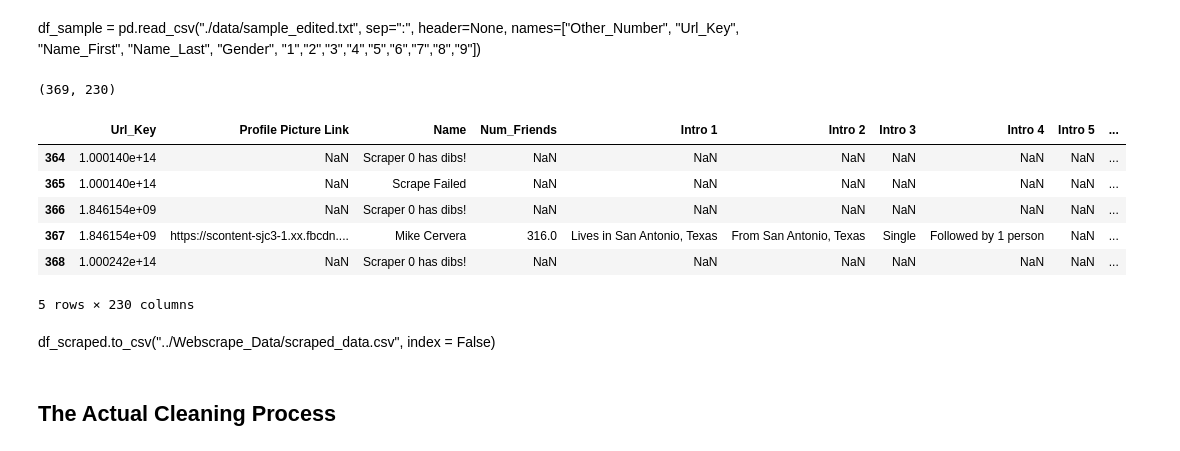
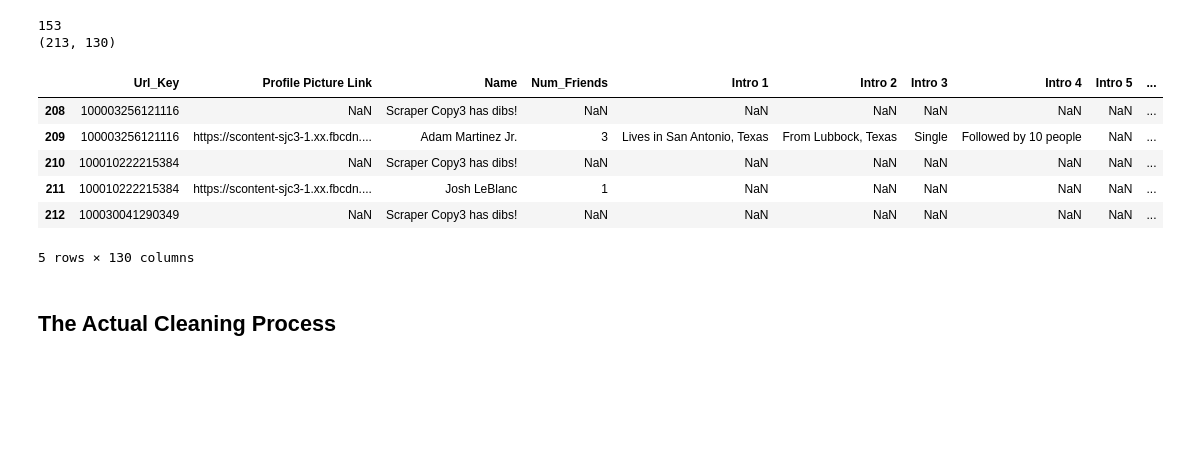
Before and after one commit to TerraJRiley/Webscraping_Test, a Jupyter notebook: Data_Cleaning.ipynb, the cells around one changed output. Saved outputs shown, nothing was run; the diff lists cells and outputs as text; code cells hidden in the pictures; blank space fills up the shorter version.

Commit message:
Calling it for now
Something broke and might have lost some data, so I'm going to cut the relatively small amount of losses and save what was most recently cleaned.

```diff
--- a/Data_Cleaning.ipynb
+++ b/Data_Cleaning.ipynb
@@ -7,4 +3,0 @@ import seaborn as sns
-# %% [markdown]
-df_sample = pd.read_csv("./data/sample_edited.txt", sep=":", header=None,
-                        names=["Other_Number", "Url_Key", "Name_First", "Name_Last", "Gender",
-                               "1","2","3","4","5","6","7","8","9"])
@@ -17,17 +4,18 @@ df_scraped = pd.read_csv('./data/scraped_data.csv')
-# %%
-print(df_scraped.shape)
-df_scraped.tail()
-# %% [output]
-(369, 230)
-|  | Url_Key | Profile Picture Link | Name | Num_Friends | Intro 1 | Intro 2 | Intro 3 | Intro 4 | Intro 5 | ... |
-| 364 | 1.000140e+14 | NaN | Scraper 0 has dibs! | NaN | NaN | NaN | NaN | NaN | NaN | ... |
-| 365 | 1.000140e+14 | NaN | Scrape Failed | NaN | NaN | NaN | NaN | NaN | NaN | ... |
-| 366 | 1.846154e+09 | NaN | Scraper 0 has dibs! | NaN | NaN | NaN | NaN | NaN | NaN | ... |
-| 367 | 1.846154e+09 | https://scontent-sjc3-1.xx.fbcdn.... | Mike Cervera | 316.0 | Lives in San Antonio, Texas | From San Antonio, Texas | Single | Followed by 1 person | NaN | ... |
-| 368 | 1.000242e+14 | NaN | Scraper 0 has dibs! | NaN | NaN | NaN | NaN | NaN | NaN | ... |
-5 rows × 230 columns
-# %% [markdown]
-df_scraped.to_csv("../Webscrape_Data/scraped_data.csv", index = False)
+# %%
+df_scraped = pd.read_csv("../Webscrape_Data/scraped_data.csv")
+print(len(list(df_scraped["Url_Key"].unique())))
+print(df_scraped.shape)
+df_scraped.tail()
+# %% [output]
+153
+(213, 130)
+|  | Url_Key | Profile Picture Link | Name | Num_Friends | Intro 1 | Intro 2 | Intro 3 | Intro 4 | Intro 5 | ... |
+| 208 | 100003256121116 | NaN | Scraper Copy3 has dibs! | NaN | NaN | NaN | NaN | NaN | NaN | ... |
+| 209 | 100003256121116 | https://scontent-sjc3-1.xx.fbcdn.... | Adam Martinez Jr. | 3 | Lives in San Antonio, Texas | From Lubbock, Texas | Single | Followed by 10 people | NaN | ... |
+| 210 | 100010222215384 | NaN | Scraper Copy3 has dibs! | NaN | NaN | NaN | NaN | NaN | NaN | ... |
+| 211 | 100010222215384 | https://scontent-sjc3-1.xx.fbcdn.... | Josh LeBlanc | 1 | NaN | NaN | NaN | NaN | NaN | ... |
+| 212 | 100030041290349 | NaN | Scraper Copy3 has dibs! | NaN | NaN | NaN | NaN | NaN | NaN | ... |
+5 rows × 130 columns
 # %% [markdown]
 ## The Actual Cleaning Process
 # %%
```
Also changed, not shown: parts of 26 cells of this notebook, 6 other files.
